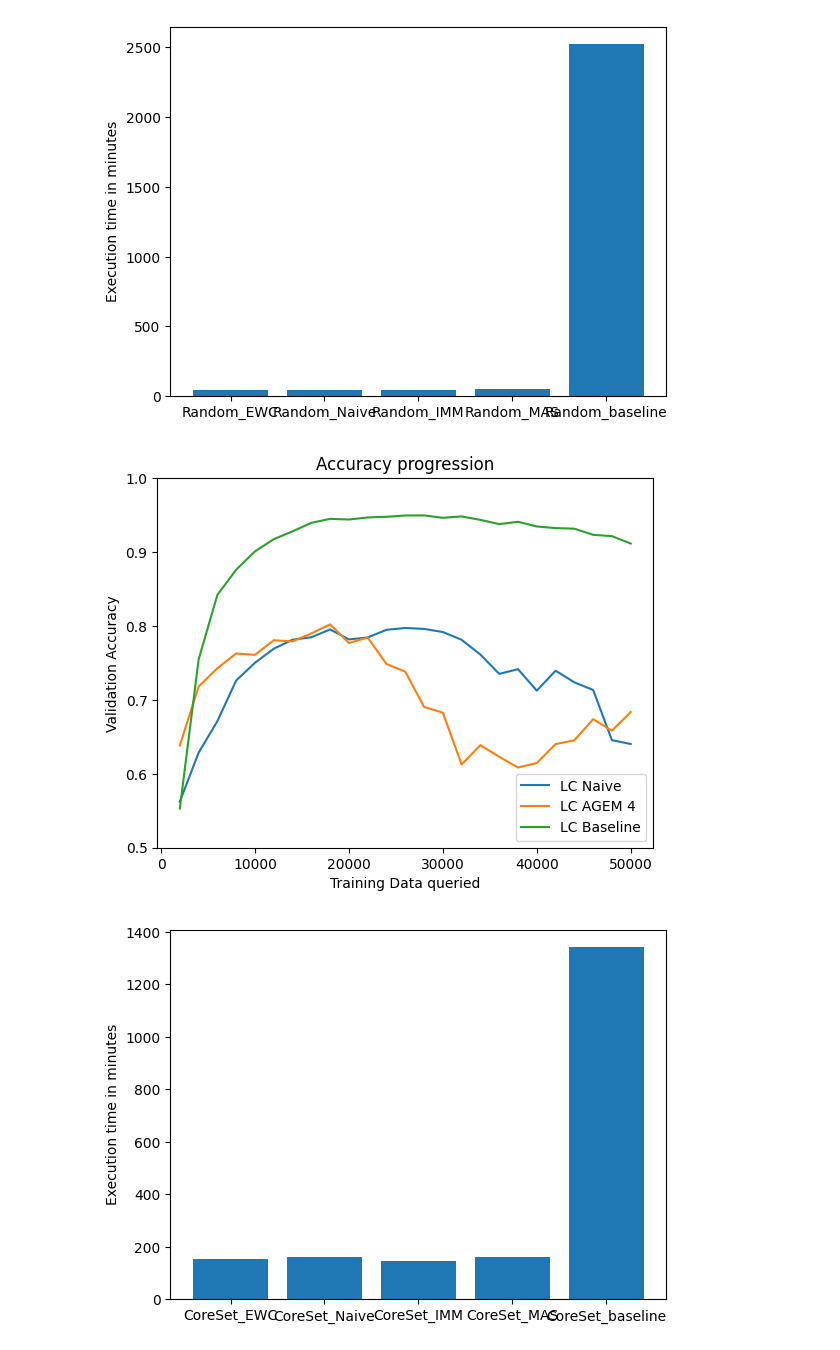
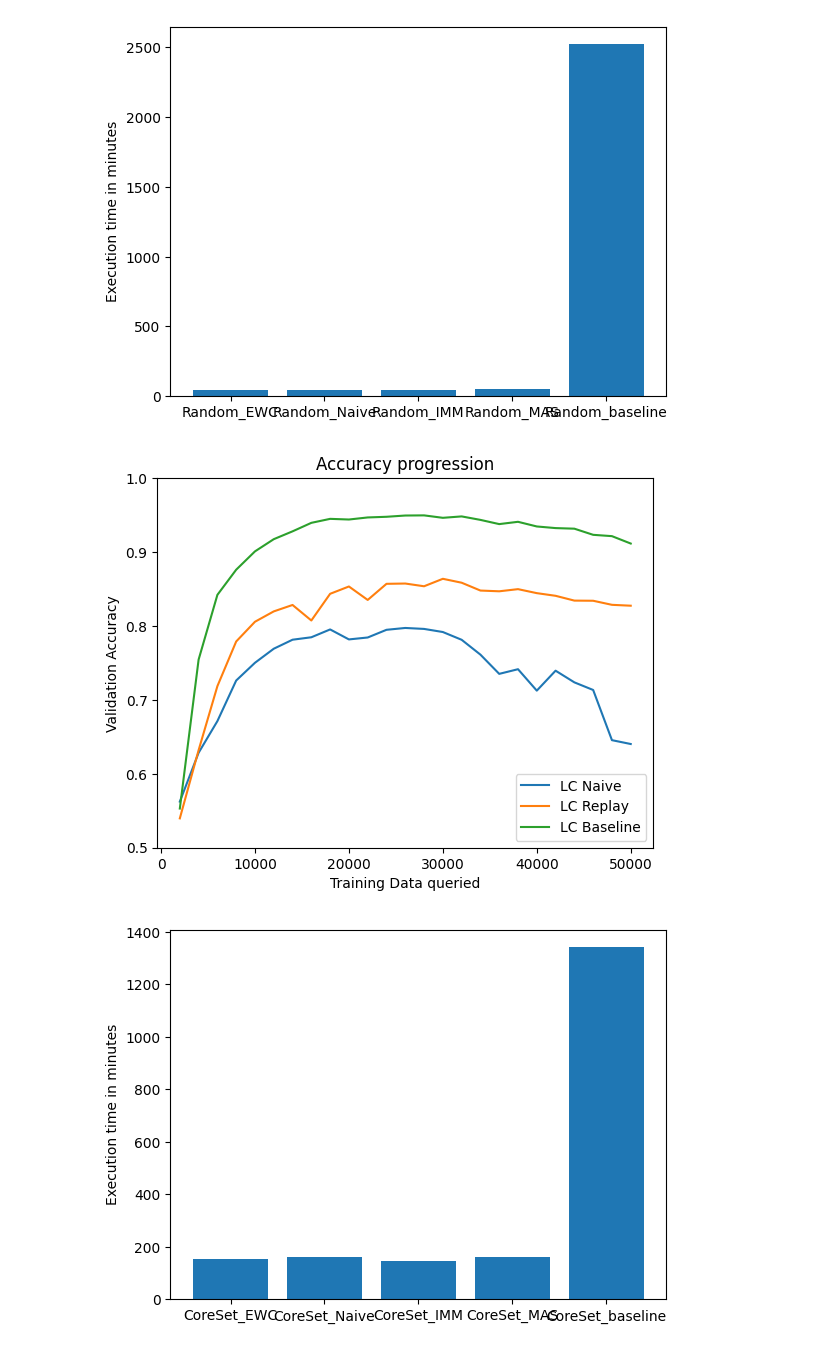
Before and after one commit to FelixMoeller3/calms, a Jupyter notebook: src/evaluation/eval_model_stealing.ipynb, the cells around one changed output. Cells and saved outputs as stored; diff of their text form; code cells hidden in the pictures.

```diff
--- a/src/evaluation/eval_model_stealing.ipynb
+++ b/src/evaluation/eval_model_stealing.ipynb
@@ -740,6 +740,7 @@ Lc_AGEM =  [0.6509, 0.7337, 0.7654, 0.774, 0.7758, 0.757, 0.7695, 0.7512, 0.7665
 Lc_AGEM_2 = [0.6422, 0.6895, 0.7529, 0.7628, 0.7781, 0.7791, 0.7846, 0.7722, 0.7545, 0.7408, 0.7404, 0.7254, 0.7185, 0.7073, 0.6961, 0.6607, 0.6531, 0.6658, 0.6146, 0.6001, 0.5534, 0.5816, 0.587, 0.6003, 0.7125]
 Lc_AGEM_3 = [0.646, 0.7006, 0.757, 0.7702, 0.7822, 0.7762, 0.7784, 0.7709, 0.7704, 0.7606, 0.7606, 0.7328, 0.7158, 0.7169, 0.6909, 0.6866, 0.6778, 0.6837, 0.6591, 0.6269, 0.63, 0.6092, 0.6353, 0.5915, 0.6792]
 Lc_AGEM_4 = [0.6385, 0.718, 0.7428, 0.7628, 0.7609, 0.7807, 0.7791, 0.79, 0.8021, 0.777, 0.7843, 0.7485, 0.7382, 0.6905, 0.6827, 0.6126, 0.6388, 0.623, 0.6085, 0.6146, 0.6402, 0.6453, 0.6739, 0.6583, 0.6836]
+Lc_Replay = [0.5397, 0.632, 0.7186, 0.779, 0.8057, 0.8197, 0.8284, 0.8074, 0.8435, 0.8534, 0.8352, 0.857, 0.8574, 0.8537, 0.8638, 0.8585, 0.8479, 0.8469, 0.8498, 0.8444, 0.8408, 0.8343, 0.8341, 0.8286, 0.8274]
 
 Random_MAS = [0.6468, 0.661, 0.6766, 0.6844, 0.6923, 0.704, 0.7008, 0.6997, 0.7052, 0.7087, 0.7182, 0.7114, 0.7223, 0.7314, 0.7269, 0.7313, 0.7409, 0.735, 0.7422, 0.75, 0.7472, 0.7469, 0.7465, 0.7496, 0.751]
 Random_MAS_scheduler = [0.646, 0.6543, 0.6558, 0.6589, 0.6615, 0.6621, 0.6617, 0.6626, 0.6629, 0.6613, 0.6612, 0.6622, 0.6631, 0.6615, 0.6631, 0.6606, 0.6623, 0.6641, 0.6626, 0.6612, 0.6627, 0.6622, 0.6631, 0.6609, 0.6616]
@@ -764,35 +765,35 @@ CoreSet_Naive = [0.5946, 0.6374, 0.7124, 0.7466, 0.77, 0.7864, 0.7978, 0.7955, 0
 Badge_Naive = [0.6026, 0.6729, 0.7262, 0.7496, 0.7793, 0.7854, 0.7868, 0.8024, 0.8051, 0.8085, 0.8048, 0.8039, 0.7995, 0.8231, 0.8116, 0.8123, 0.8049, 0.8054, 0.7856, 0.7886, 0.7597, 0.7415, 0.7393, 0.677, 0.4499]
 Badge_MAS = [0.6576, 0.6856, 0.7014, 0.714, 0.7256, 0.7245, 0.7359, 0.7361, 0.7486, 0.7491, 0.7566, 0.7522, 0.7619, 0.754, 0.7659, 0.7688, 0.7675, 0.7739, 0.7754, 0.774, 0.7677, 0.7624, 0.7598, 0.7526, 0.7328]
 Badge_IMM = [0.5833, 0.6643, 0.7173, 0.7411, 0.7747, 0.7876, 0.7947, 0.8031, 0.7945, 0.7969, 0.8061, 0.8089, 0.8157, 0.8145, 0.8089, 0.8071, 0.8002, 0.7981, 0.7907, 0.7901, 0.7693, 0.784, 0.7486, 0.6966, 0.6523]
 Badge_EWC = [0.6036, 0.6648, 0.7301, 0.7616, 0.7841, 0.7977, 0.7949, 0.7943, 0.8, 0.7996, 0.8047, 0.8125, 0.7996, 0.8129, 0.8034, 0.8175, 0.7954, 0.8034, 0.8016, 0.794, 0.7796, 0.7759, 0.7233, 0.7104, 0.653]
 
 Random_Baseline = [0.5546, 0.6688, 0.7176, 0.7615, 0.7899, 0.8296, 0.8511, 0.8638, 0.8823, 0.9007, 0.9058, 0.913, 0.9187, 0.9233, 0.9303, 0.9308, 0.9343, 0.9336, 0.938, 0.9397, 0.9425, 0.9424, 0.9474, 0.9507, 0.9504]
 Badge_Baseline = [0.5967, 0.7767, 0.8435, 0.8794, 0.8991, 0.9137, 0.9268, 0.9353, 0.9398, 0.9435, 0.9485, 0.9504, 0.9488, 0.9493, 0.9477, 0.945, 0.9436, 0.9401, 0.9381, 0.9341, 0.9344, 0.9289, 0.927, 0.9193, 0.9189]
 Lc_Baseline = [0.553, 0.7545, 0.8421, 0.8761, 0.9009, 0.9174, 0.928, 0.9395, 0.9449, 0.944, 0.9468, 0.9477, 0.9494, 0.9496, 0.9463, 0.9482, 0.9435, 0.9378, 0.9409, 0.9346, 0.9324, 0.9316, 0.9233, 0.9215, 0.9115]
 CoreSet_Baseline = [0.5536, 0.7182, 0.8172, 0.8658, 0.8933, 0.9068, 0.9183, 0.93, 0.9391, 0.9421, 0.9442, 0.9452, 0.9476, 0.947, 0.9461, 0.9458, 0.9427, 0.9422, 0.9402, 0.9376, 0.935, 0.9307, 0.9284, 0.9205, 0.9204]
 Bald_Baseline = [0.5214, 0.6954, 0.8064, 0.862, 0.8902, 0.9111, 0.9224, 0.9313, 0.9395, 0.9425, 0.9463, 0.9452, 0.9456, 0.9468, 0.9466, 0.9457, 0.9467, 0.9453, 0.9429, 0.937, 0.9357, 0.9297, 0.9278, 0.9233, 0.9211]
 
 x = [(i+1)*2000 for i in range(25)]
 #plt.plot(x,LC_Naive,label="LC Naive")
 #plt.plot(x,Lc_EWC,label="LC EWC")
 plt.plot(x,LC_Naive,label="LC Naive")
 #plt.plot(x,Lc_AGEM,label="LC AGEM 1")
 #plt.plot(x,Lc_AGEM_2,label="LC AGEM 2")
 #plt.plot(x,Lc_AGEM_3,label="LC AGEM 3")
-plt.plot(x,Lc_AGEM_4,label="LC AGEM 4")
+plt.plot(x,Lc_Replay,label="LC Replay")
 #plt.plot(x,Lc_IMM,label="LC IMM")
 plt.plot(x,Lc_Baseline,label="LC Baseline")
 #plt.plot(x,Lc_EWC,label="LC EWC")
 #plt.plot(x,LC_Naive,label="LC Naive")
 #plt.plot(x,Lc_EWC_scheduler,label="LC EWC (with scheduler)")
 plt.ylim(0.5,1.0)
 plt.title("Accuracy progression")
 plt.xlabel("Training Data queried")
 plt.ylabel("Validation Accuracy")
 plt.legend()
 plt.show()
 # %% [output]
-[figure, old version]
+[figure, new version]
 # %%
 # 2000 Queries time
 LC_Naive = '01h:20m:09s'
```
